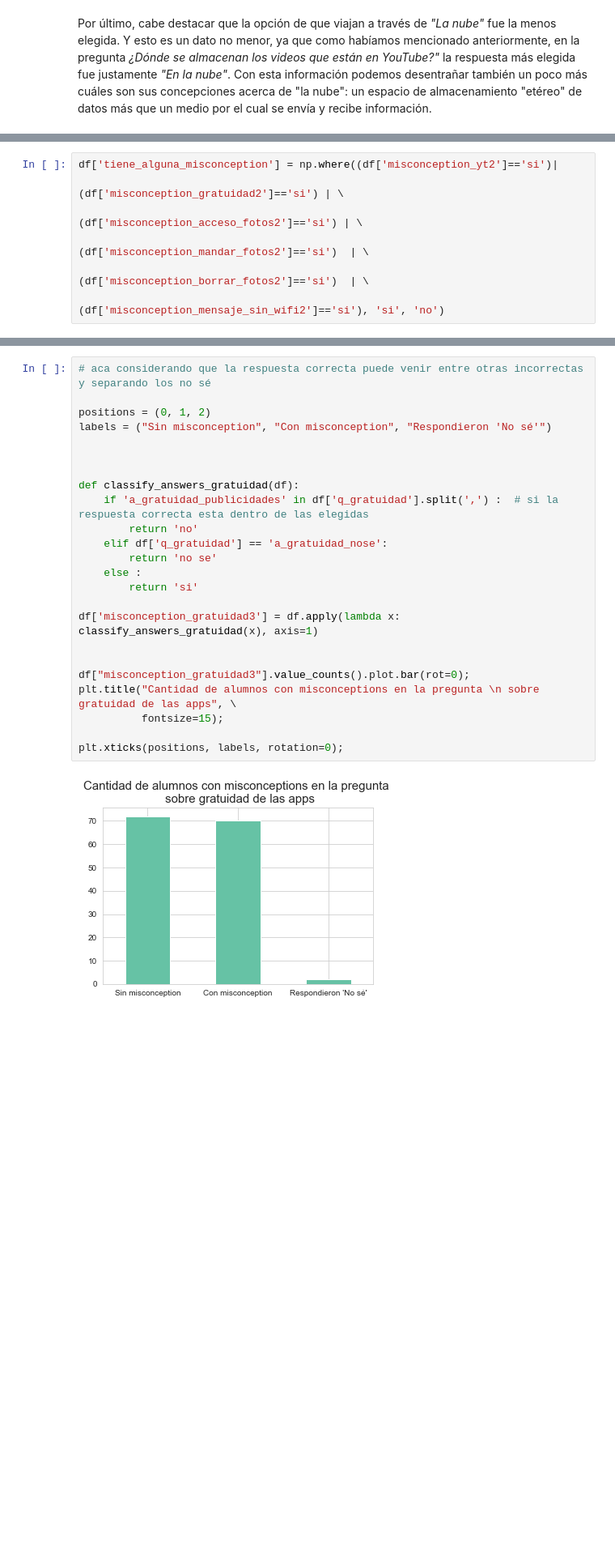
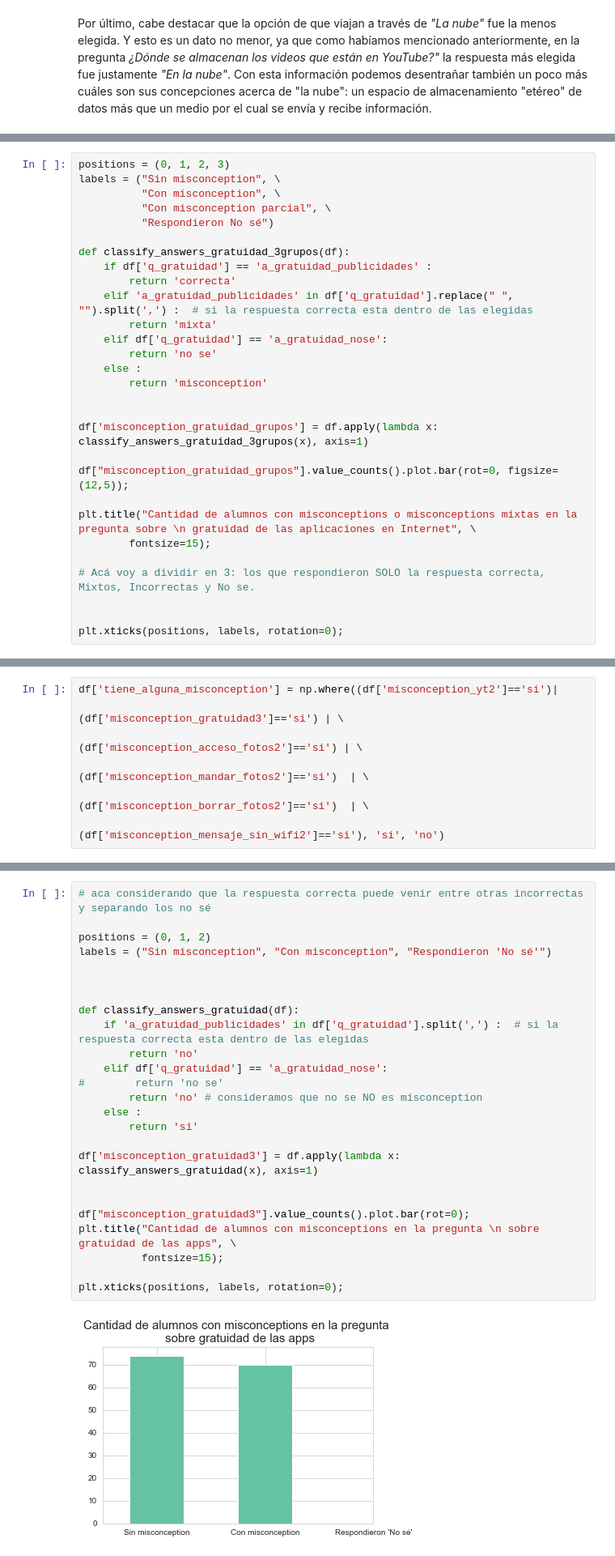
Before and after one commit to luparral/misconceptions, a Jupyter notebook: notebooks/Análisis exploratorio.ipynb, the cells around one changed output, grey strips where cells are left out. Shown at 81% size. Cells and saved outputs as stored; diff of their text form; blank space fills up the shorter version.

```diff
--- a/notebooks/Análisis exploratorio.ipynb
+++ b/notebooks/Análisis exploratorio.ipynb
@@ -526,0 +527,29 @@ plt.xticks(positions, labels, rotation=0);
+# %%
+positions = (0, 1, 2, 3)
+labels = ("Sin misconception", \
+          "Con misconception", \
+          "Con misconception parcial", \
+          "Respondieron No sé")
+
+def classify_answers_gratuidad_3grupos(df):
+    if df['q_gratuidad'] == 'a_gratuidad_publicidades' :
+        return 'correcta'
+    elif 'a_gratuidad_publicidades' in df['q_gratuidad'].replace(" ", "").split(',') :  # si la respuesta correcta esta dentro de las elegidas
+        return 'mixta'
+    elif df['q_gratuidad'] == 'a_gratuidad_nose':
+        return 'no se'
+    else :
+        return 'misconception'
+
+
+df['misconception_gratuidad_grupos'] = df.apply(lambda x: classify_answers_gratuidad_3grupos(x), axis=1)
+
+df["misconception_gratuidad_grupos"].value_counts().plot.bar(rot=0, figsize=(12,5));
+
+plt.title("Cantidad de alumnos con misconceptions o misconceptions mixtas en la pregunta sobre \n gratuidad de las aplicaciones en Internet", \
+        fontsize=15);
+
+# Acá voy a dividir en 3: los que respondieron SOLO la respuesta correcta, Mixtos, Incorrectas y No se.
+
+
+plt.xticks(positions, labels, rotation=0);
@@ -539,7 +570,7 @@ plt.xticks(positions, labels, rotation=0);
 [figure]
 # %%
 df['tiene_alguna_misconception'] = np.where((df['misconception_yt2']=='si')|
-                                            (df['misconception_gratuidad2']=='si') | \
+                                            (df['misconception_gratuidad3']=='si') | \
                                             (df['misconception_acceso_fotos2']=='si') | \
                                             (df['misconception_mandar_fotos2']=='si')  | \
                                             (df['misconception_borrar_fotos2']=='si')  | \
@@ -558,29 +589,30 @@ df[df['tiene_alguna_misconception'] == 'no']
 # %%
 # aca considerando que la respuesta correcta puede venir entre otras incorrectas y separando los no sé
 
 positions = (0, 1, 2)
 labels = ("Sin misconception", "Con misconception", "Respondieron 'No sé'")
 
 
 
 def classify_answers_gratuidad(df):
     if 'a_gratuidad_publicidades' in df['q_gratuidad'].split(',') :  # si la respuesta correcta esta dentro de las elegidas
         return 'no'
     elif df['q_gratuidad'] == 'a_gratuidad_nose':
-        return 'no se'
+#        return 'no se'
+        return 'no' # consideramos que no se NO es misconception
     else :
         return 'si'
 
 df['misconception_gratuidad3'] = df.apply(lambda x: classify_answers_gratuidad(x), axis=1)
 
 
 df["misconception_gratuidad3"].value_counts().plot.bar(rot=0);
 plt.title("Cantidad de alumnos con misconceptions en la pregunta \n sobre gratuidad de las apps", \
           fontsize=15);
 
 plt.xticks(positions, labels, rotation=0);
 # %% [output]
-[figure, old version]
+[figure, new version]
 # %%
 # aca considerando que la respuesta correcta puede venir entre otras incorrectas y separando los no sé
 
```
Also changed, not shown: parts of 6 cells of this notebook, 1 other file.
